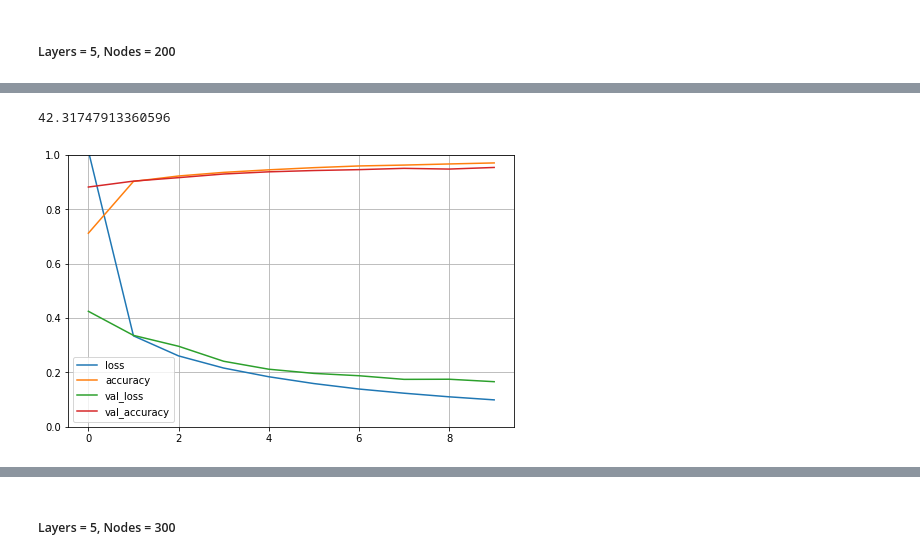
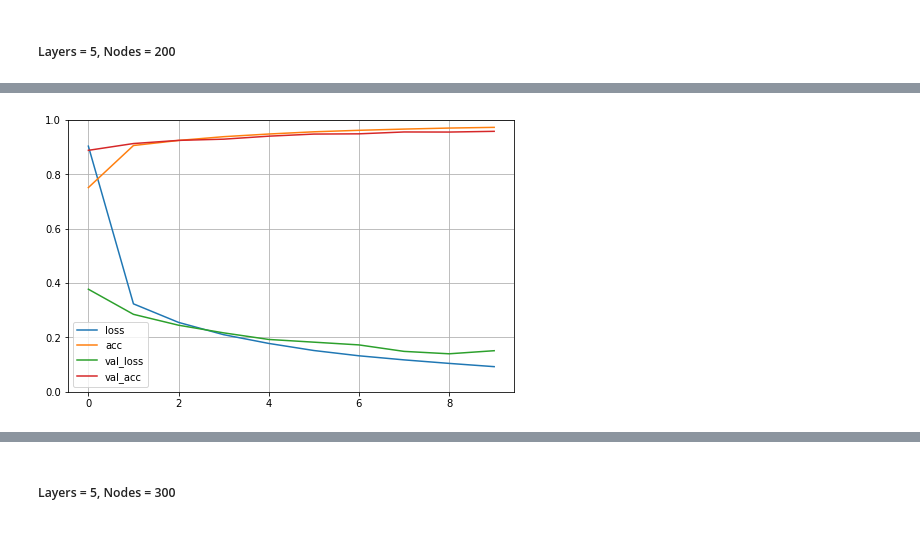
Before and after one commit to erinmcmahon26/MNIST-Digit-Recognizer, a Jupyter notebook: Digit_Recognizer_NN.ipynb, the cells around one changed output, grey strips where cells are left out. Drawn from its saved outputs; the diff is of its cells as text; code cells hidden in the pictures.

```diff
--- a/Digit_Recognizer_NN.ipynb
+++ b/Digit_Recognizer_NN.ipynb
@@ -207,16 +213,17 @@ cm_matrix(model, x_valid, y_valid)
 # %%
 def model_metrics(model, x, y):
   start = time.time()
-  model.compile(loss='sparse_categorical_crossentropy', optimizer='sgd', metrics=['accuracy'])
+  model.compile(loss='sparse_categorical_crossentropy', optimizer='sgd', metrics=['acc'])
   history = model.fit(x_train, y_train, epochs=10, validation_split=0.1)
   end = time.time()
   totaltime = end - start
   pd.DataFrame(history.history).plot(figsize=(8,5))
   plt.grid(True)
   plt.gca().set_ylim(0,1)
-  return totaltime
-  return history
-  return plt.show()
+  plt.show()
+  metrics = {'Time': round(totaltime, 3), 'Training Accuracy': round(history.history['acc'][-1], 3),
+             'Validation Accuracy': round(history.history['val_acc'][-1], 3)}
+  return history, metrics
 # %% [markdown]
 ##### Layers = 3, Nodes = 200
 # %%
@@ -296,6 +301,6 @@ model_c = Sequential([keras.layers.Flatten(input_shape=[28,28]),
                     keras.layers.Dense(100, activation='relu'),
                     keras.layers.Dense(50, activation='relu'),
                     keras.layers.Dense(10, activation='softmax')])
-model_metrics(model_c, x_train, y_train)
+histroy_c, metrics_c = model_metrics(model_c, x_train, y_train)
 # %% [output]
 Epoch 1/10
@@ -321,5 +326,4 @@ Epoch 10/10
-42.31747913360596
-[figure, old version]
+[figure, new version]
 # %%
 cm_matrix(model_c, x_valid, y_valid)
 # %% [output]
```
Also changed, not shown: parts of 19 cells of this notebook.
